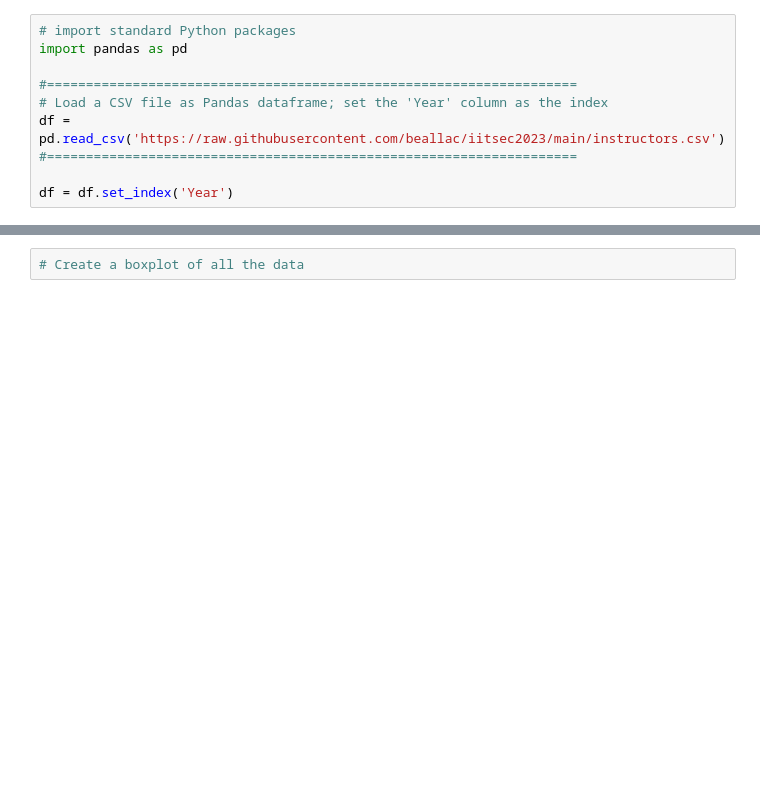
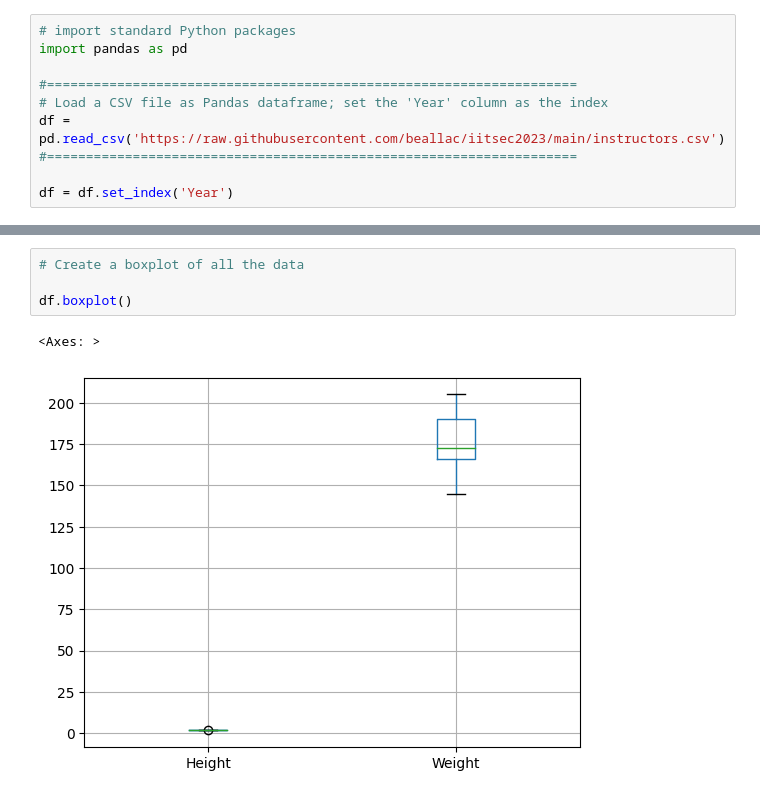
Before and after one commit to beallac/iitsec2023, a Jupyter notebook: Starter_Anaylsis.ipynb, the cells around one changed output, grey strips where cells are left out. Cells and saved outputs as stored; diff of their text form; blank space fills up the shorter version.

```diff
--- a/Starter_Anaylsis.ipynb
+++ b/Starter_Anaylsis.ipynb
@@ -18,4 +27,9 @@ df.head(25)
 # %%
 # Create a boxplot of all the data
+
+df.boxplot()
+# %% [output]
+<Axes: >
+[figure, added]
 # %%
 # Create boxplot of height data only
```
Also changed, not shown: parts of 3 cells of this notebook.
